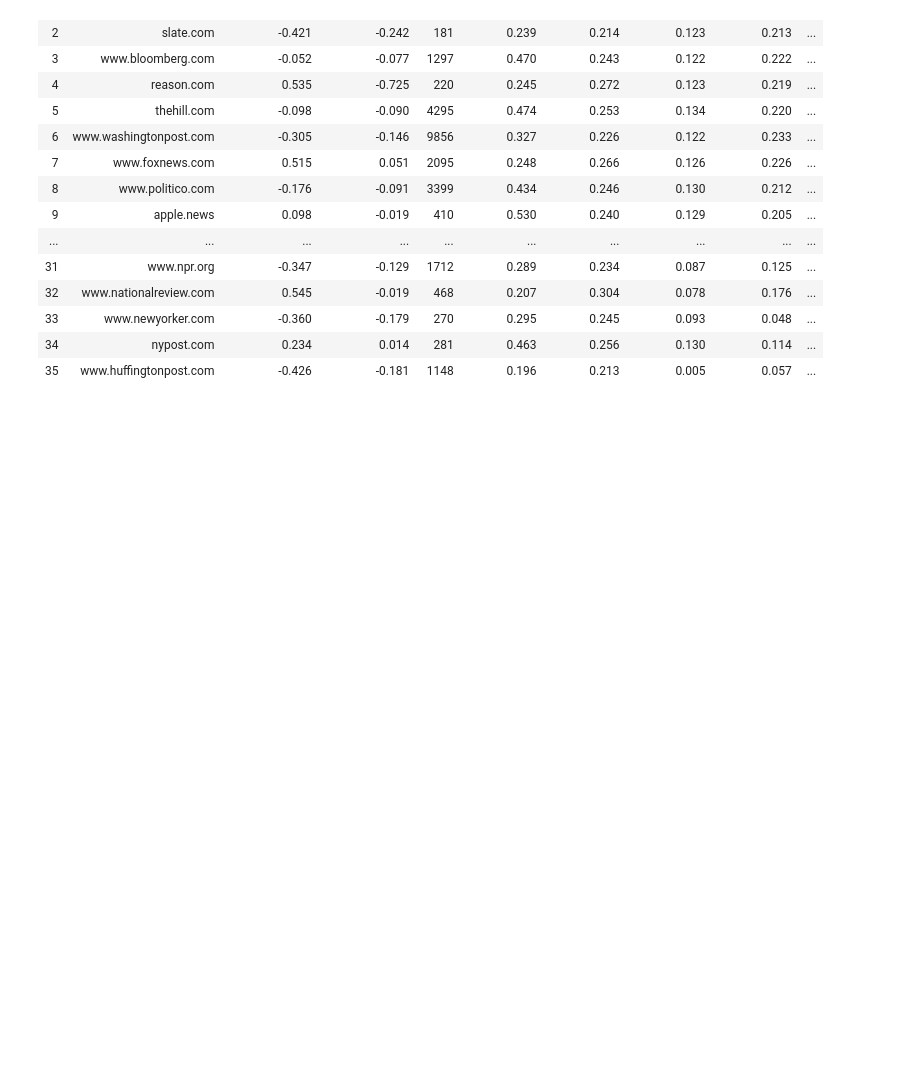
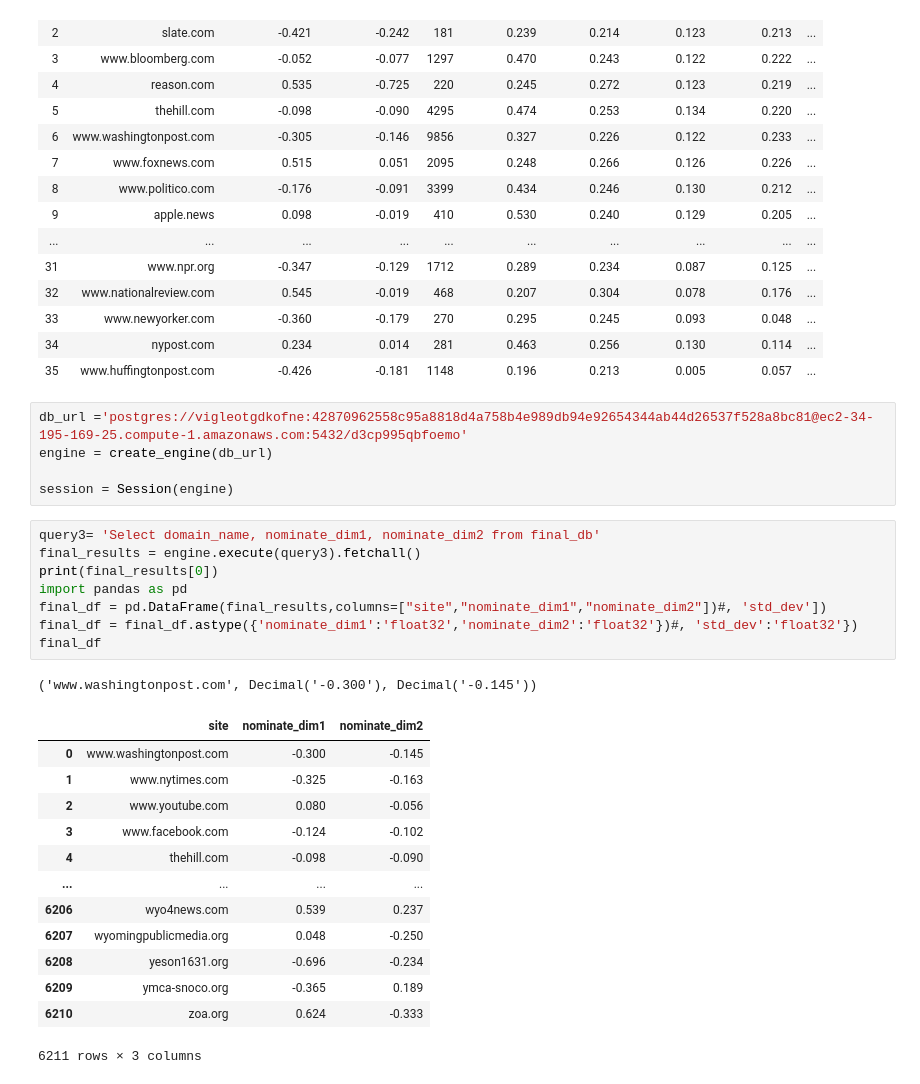
Before and after one commit to michaelpkuhn/mediabias, a Jupyter notebook: app/plotter.ipynb, the cells around one changed output. Drawn from its saved outputs; the diff is of its cells as text; blank space fills up the shorter version.

```diff
--- a/app/plotter.ipynb
+++ b/app/plotter.ipynb
@@ -467,3 +518,31 @@ df5
 | 33 | www.newyorker.com | -0.360 | -0.179 | 270 | 0.295 | 0.245 | 0.093 | 0.048 | ... |
 | 34 | nypost.com | 0.234 | 0.014 | 281 | 0.463 | 0.256 | 0.130 | 0.114 | ... |
 | 35 | www.huffingtonpost.com | -0.426 | -0.181 | 1148 | 0.196 | 0.213 | 0.005 | 0.057 | ... |
+# %%
+db_url ='postgres://vigleotgdkofne:42870962558c95a8818d4a758b4e989db94e92654344ab44d26537f528a8bc81@ec2-34-195-169-25.compute-1.amazonaws.com:5432/d3cp995qbfoemo'
+engine = create_engine(db_url)
+
+session = Session(engine)
+# %%
+query3= 'Select domain_name, nominate_dim1, nominate_dim2 from final_db'
+final_results = engine.execute(query3).fetchall()
+print(final_results[0])
+import pandas as pd
+final_df = pd.DataFrame(final_results,columns=["site","nominate_dim1","nominate_dim2"])#, 'std_dev'])
+final_df = final_df.astype({'nominate_dim1':'float32','nominate_dim2':'float32'})#, 'std_dev':'float32'})
+final_df
+# %% [output]
+('www.washingtonpost.com', Decimal('-0.300'), Decimal('-0.145'))
+|  | site | nominate_dim1 | nominate_dim2 |
+| 0 | www.washingtonpost.com | -0.300 | -0.145 |
+| 1 | www.nytimes.com | -0.325 | -0.163 |
+| 2 | www.youtube.com | 0.080 | -0.056 |
+| 3 | www.facebook.com | -0.124 | -0.102 |
+| 4 | thehill.com | -0.098 | -0.090 |
+| ... | ... | ... | ... |
+| 6206 | wyo4news.com | 0.539 | 0.237 |
+| 6207 | wyomingpublicmedia.org | 0.048 | -0.250 |
+| 6208 | yeson1631.org | -0.696 | -0.234 |
+| 6209 | ymca-snoco.org | -0.365 | 0.189 |
+| 6210 | zoa.org | 0.624 | -0.333 |
+6211 rows × 3 columns
```
Also changed, not shown: parts of 6 cells of this notebook.
